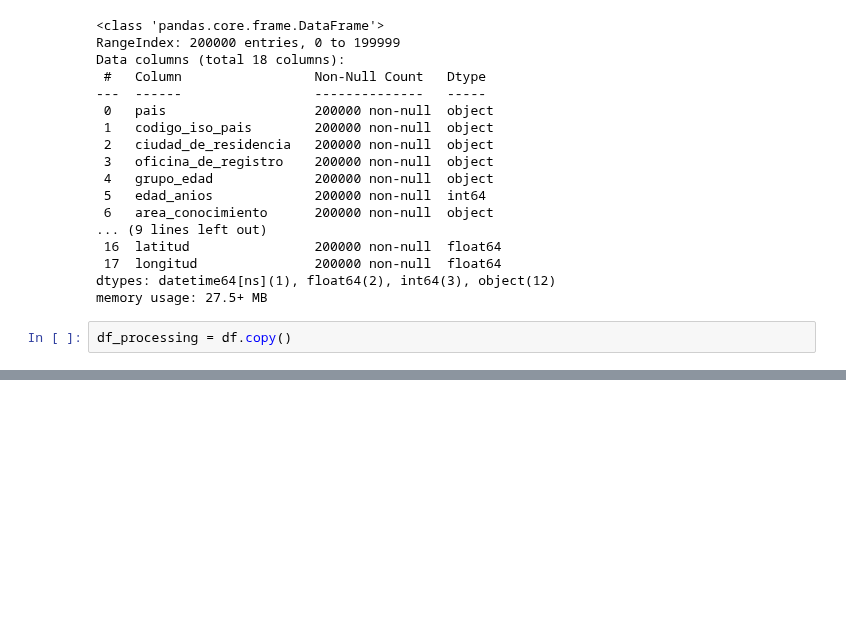
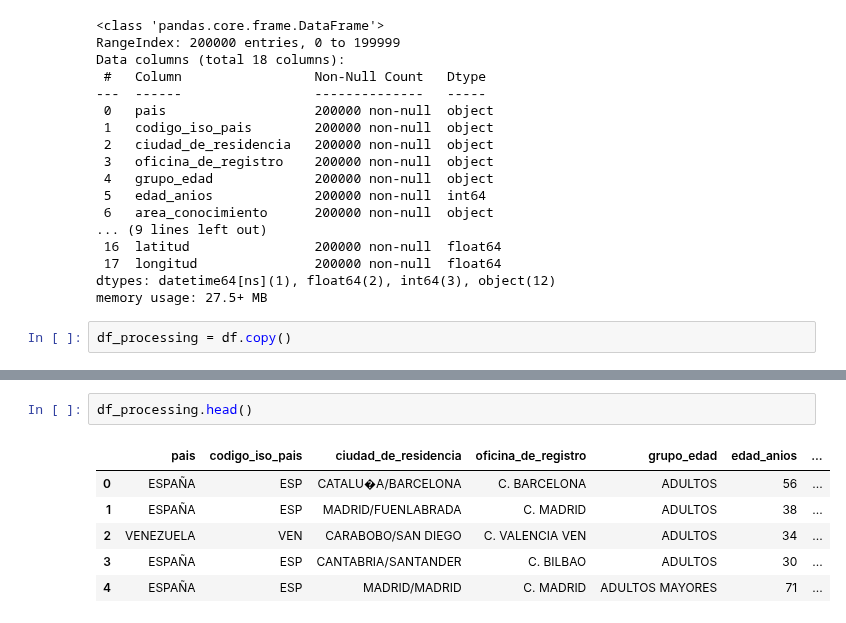
Before and after one commit to AlejandroSegura24/Colombians-migration-data-analysis, a Jupyter notebook: Notebooks/EDA colombians migration.ipynb, the cells around one changed output, grey strips where cells are left out. Saved outputs shown, nothing was run; the diff lists cells and outputs as text; blank space fills up the shorter version.

```diff
--- a/Notebooks/EDA colombians migration.ipynb
+++ b/Notebooks/EDA colombians migration.ipynb
@@ -202,0 +253,9 @@ Con esto, podremos empezar a **responder preguntas específicas** sobre la migra
+# %%
+df_processing.head()
+# %% [output]
+|  | pais | codigo_iso_pais | ciudad_de_residencia | oficina_de_registro | grupo_edad | edad_anios | ... |
+| 0 | ESPAÑA | ESP | CATALU�A/BARCELONA | C. BARCELONA | ADULTOS | 56 | ... |
+| 1 | ESPAÑA | ESP | MADRID/FUENLABRADA | C. MADRID | ADULTOS | 38 | ... |
+| 2 | VENEZUELA | VEN | CARABOBO/SAN DIEGO | C. VALENCIA VEN | ADULTOS | 34 | ... |
+| 3 | ESPAÑA | ESP | CANTABRIA/SANTANDER | C. BILBAO | ADULTOS | 30 | ... |
+| 4 | ESPAÑA | ESP | MADRID/MADRID | C. MADRID | ADULTOS MAYORES | 71 | ... |
```
Also changed, not shown: parts of 7 cells of this notebook.
